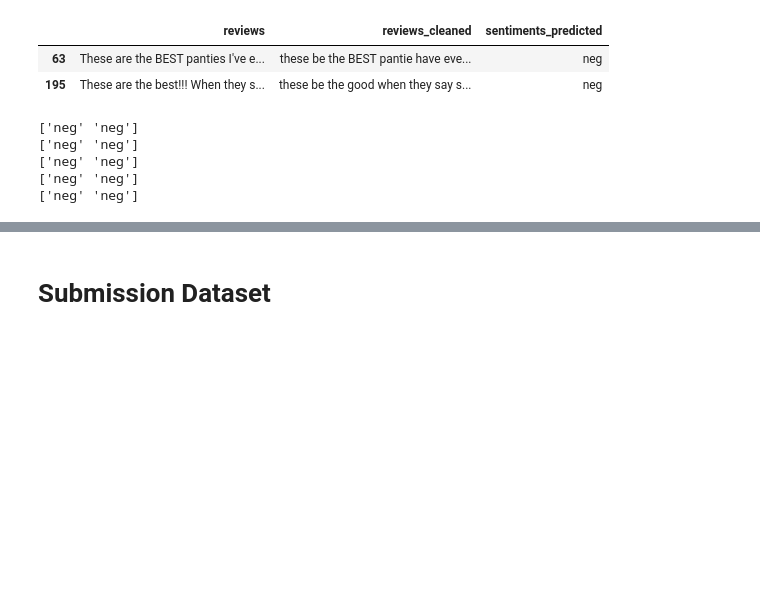
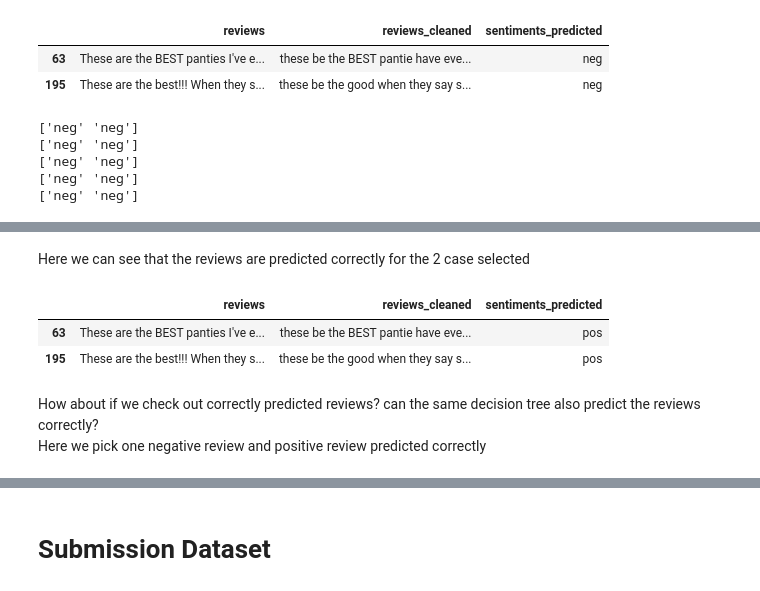
Before and after one commit to melvillehuangbin/ie4483_mini_project, a Jupyter notebook: IE4483_Mini_Project.ipynb, the cells around one changed output, grey strips where cells are left out. Drawn from its saved outputs; the diff is of its cells as text; code cells hidden in the pictures; blank space fills up the shorter version.

```diff
--- a/IE4483_Mini_Project.ipynb
+++ b/IE4483_Mini_Project.ipynb
@@ -467,0 +466,28 @@ for lr in lr_regressors_smote:
+# %%
+def decision_tree(n_splits, X,Y, pipeline, average_method):
+
+    # StratifiedKFold, use this as a tool to improve model performance when dealing with imbalance datasets
+    kfold = StratifiedKFold(n_splits=n_splits, shuffle=True, random_state=777)
+
+    # create the lists to store the different required information
+    decision_trees, predictions, accuracy = [], [], []
+
+    for train, test in kfold.split(X, Y):
+
+        dt_fit = pipeline.fit(X[train], Y[train])
+        prediction = dt_fit.predict(X[test])
+        scores = dt_fit.score(X[test], Y[test])
+
+        decision_trees.append(dt_fit)
+        predictions.append(prediction)
+        accuracy.append(scores * 100)
+        print('score:', scores)
+
+    print("accuracy: %.2f%% (+/- %.2f%%)" % (np.mean(accuracy), np.std(accuracy)))
+
+    return decision_trees, predictions
+# %%
+from sklearn.tree import DecisionTreeClassifier
+vectorizer = TfidfVectorizer(stop_words=None, max_features=100000, ngram_range=(1,3))
+dt = DecisionTreeClassifier()
+tree_pipeline = make_pipeline(vectorizer, SMOTE(random_state=777),dt)
@@ -467,0 +501,2 @@ for lr in lr_regressors_smote:
+# %%
+decision_trees_smote, predictions_smote = decision_tree(n_splits = 5, X = df_train.reviews_cleaned, Y = df_train.sentiments_classified, pipeline=tree_pipeline, average_method='macro')
@@ -467,0 +510,3 @@ for lr in lr_regressors_smote:
+# %%
+# we choose the decision tree with the best accuracy and check if it correctly predicts the reviews predicted wrongly by the logistic regression model
+df_wrong['sentiments_predicted'] = decision_trees_smote[0].predict(df_wrong.reviews_cleaned)
@@ -467,0 +519,11 @@ for lr in lr_regressors_smote:
+# %% [markdown]
+Here we can see that the reviews are predicted correctly for the 2 case selected
+# %%
+df_wrong
+# %% [output]
+|  | reviews | reviews_cleaned | sentiments_predicted |
+| 63 | These are the BEST panties I've e... | these be the BEST pantie have eve... | pos |
+| 195 | These are the best!!! When they s... | these be the good when they say s... | pos |
+# %% [markdown]
+How about if we check out correctly predicted reviews? can the same decision tree also predict the reviews correctly? \
+Here we pick one negative review and positive review predicted correctly
```
Also changed, not shown: parts of 50 cells of this notebook.
